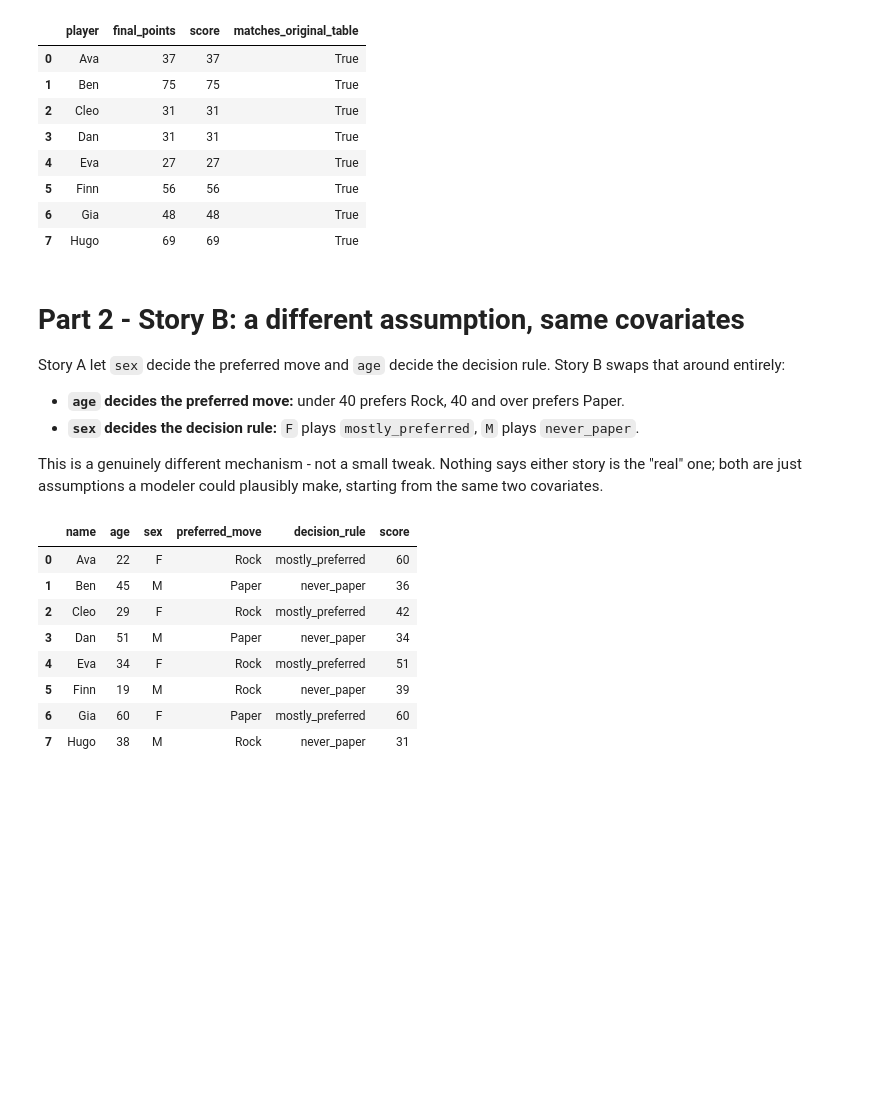
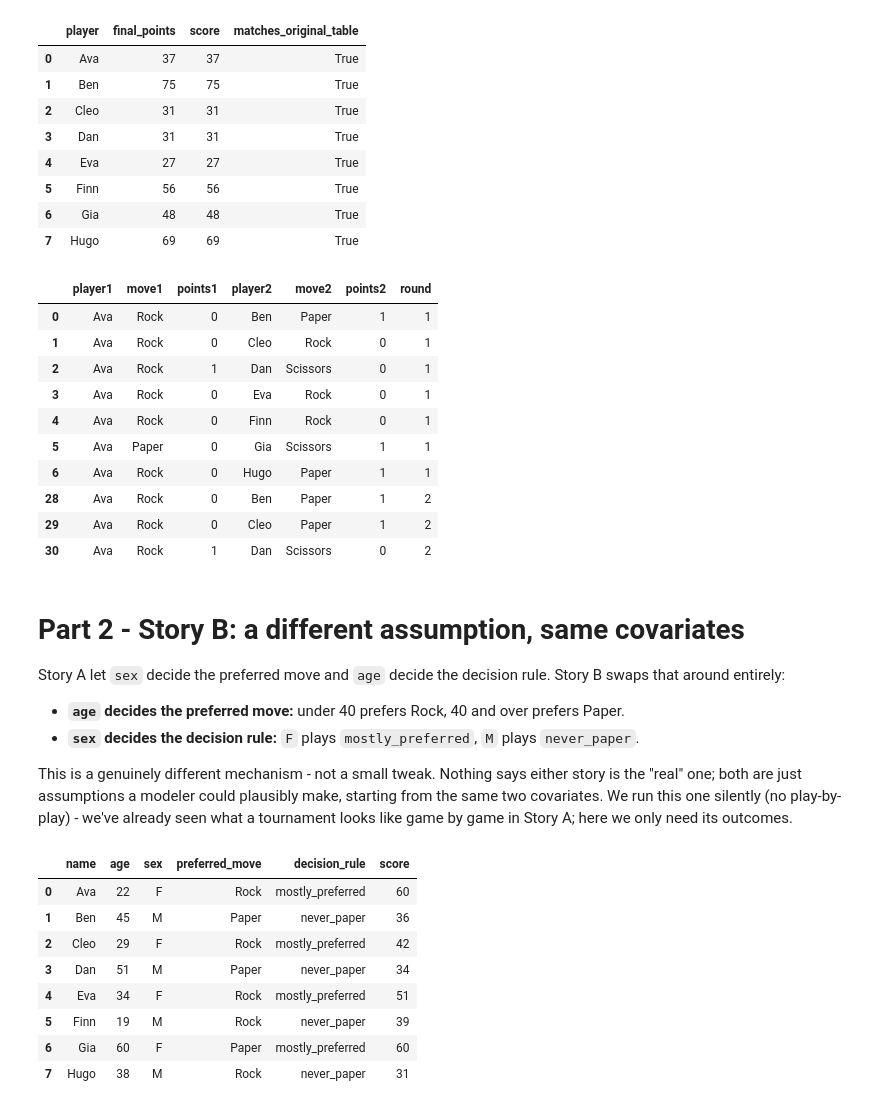
Before and after one commit to DACSS-Complexity/s3_computational_social_science_and_complexity, a Jupyter notebook: OnAgents.ipynb, the cells around one changed output. Drawn from its saved outputs; the diff is of its cells as text; code cells hidden in the pictures; blank space fills up the shorter version.

```diff
--- a/OnAgents.ipynb
+++ b/OnAgents.ipynb
@@ -98,15 +183,13 @@ Each player becomes a small dictionary. `preferred_move` and `decision_rule` are
 # %%
+from itertools import combinations
+
 proto_society = []
 for row in observed.itertuples(index=False):
     preferred_move, decision_rule = story_a(row.age, row.sex)
     proto_society.append({
-        'name': row.player,
-        'age': row.age,
-        'sex': row.sex,
-        'preferred_move': preferred_move,
-        'decision_rule': decision_rule,
-        'current_move': None,
-        'score': 0
+        'name': row.player, 'age': int(row.age), 'sex': row.sex,
+        'preferred_move': preferred_move, 'decision_rule': decision_rule,
+        'current_move': None, 'score': 0
     })
 
 pd.DataFrame(proto_society)[['name', 'age', 'sex', 'preferred_move', 'decision_rule']]
@@ -153,10 +206,17 @@ def play_game(player1, player2, payoff, rng):
 # %%
-# 20 rounds, round-robin: every player meets every other player once per round
+# 20 rounds, round-robin: every player meets every other player once per round.
+# We print every game as it is played, and also keep a full history table for later.
 rng = Random(123)
+proto_history = []
+
 for round_number in range(1, 21):
+    print(f'--- Round {round_number} ---')
     for player1, player2 in combinations(proto_society, 2):
-        play_game(player1, player2, payoff, rng)
+        event = play_game(player1, player2, payoff, rng)
+        event['round'] = round_number
+        proto_history.append(event)
+        print(f"  {event['player1']} ({event['move1']}) vs {event['player2']} ({event['move2']}): "
+              f"{event['player1']} +{event['points1']}, {event['player2']} +{event['points2']}")
 
-story_a_results = pd.DataFrame(proto_society)[['name', 'age', 'sex', 'preferred_move', 'decision_rule', 'score']]
-story_a_results
+proto_history = pd.DataFrame(proto_history)
 # %% [output]
@@ -187,6 +270,20 @@ check[['player', 'final_points', 'score', 'matches_original_table']]
 | 5 | Finn | 56 | 56 | True |
 | 6 | Gia | 48 | 48 | True |
 | 7 | Hugo | 69 | 69 | True |
+# %%
+proto_history.query("player1 == 'Ava' or player2 == 'Ava'").head(10)
+# %% [output]
+|  | player1 | move1 | points1 | player2 | move2 | points2 | round |
+| 0 | Ava | Rock | 0 | Ben | Paper | 1 | 1 |
+| 1 | Ava | Rock | 0 | Cleo | Rock | 0 | 1 |
+| 2 | Ava | Rock | 1 | Dan | Scissors | 0 | 1 |
+| 3 | Ava | Rock | 0 | Eva | Rock | 0 | 1 |
+| 4 | Ava | Rock | 0 | Finn | Rock | 0 | 1 |
+| 5 | Ava | Paper | 0 | Gia | Scissors | 1 | 1 |
+| 6 | Ava | Rock | 0 | Hugo | Paper | 1 | 1 |
+| 28 | Ava | Rock | 0 | Ben | Paper | 1 | 2 |
+| 29 | Ava | Rock | 0 | Cleo | Paper | 1 | 2 |
+| 30 | Ava | Rock | 1 | Dan | Scissors | 0 | 2 |
 # %% [markdown]
 # Part 2 - Story B: a different assumption, same covariates
 
@@ -195,7 +292,7 @@ Story A let `sex` decide the preferred move and `age` decide the decision rule.
 - **`age` decides the preferred move:** under 40 prefers Rock, 40 and over prefers Paper.
 - **`sex` decides the decision rule:** `F` plays `mostly_preferred`, `M` plays `never_paper`.
 
-This is a genuinely different mechanism - not a small tweak. Nothing says either story is the "real" one; both are just assumptions a modeler could plausibly make, starting from the same two covariates.
+This is a genuinely different mechanism - not a small tweak. Nothing says either story is the "real" one; both are just assumptions a modeler could plausibly make, starting from the same two covariates. We run this one silently (no play-by-play) - we've already seen what a tournament looks like game by game in Story A; here we only need its outcomes.
 # %%
 def story_b(age, sex):
     preferred_move = 'Rock' if age < 40 else 'Paper'
```
Also changed, not shown: parts of 15 cells of this notebook.
